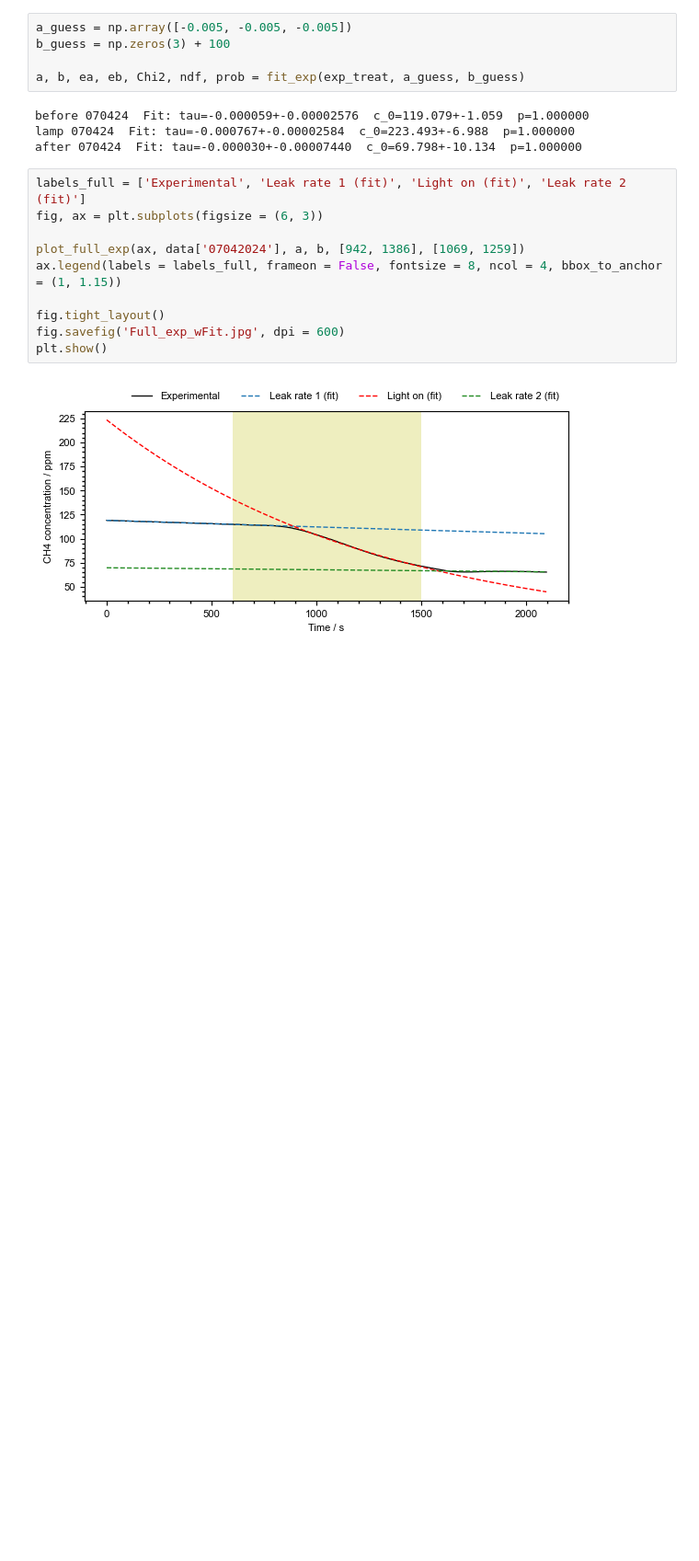
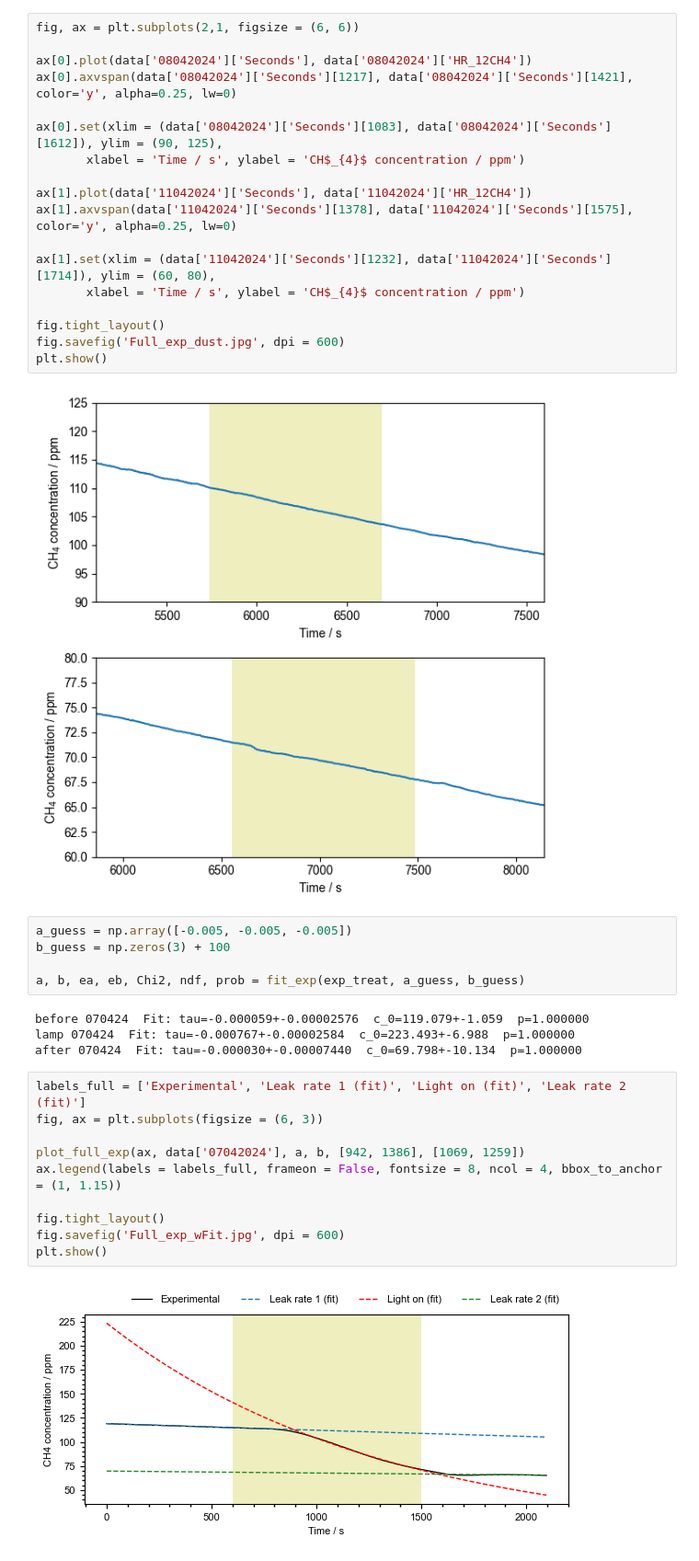
Before and after one commit to Normann25/Manganese-chlorides, a Jupyter notebook: ISAMO/experiments.ipynb, the cells around one changed output. Shown at 92% size. Drawn from its saved outputs; the diff is of its cells as text; blank space fills up the shorter version.

```diff
--- a/ISAMO/experiments.ipynb
+++ b/ISAMO/experiments.ipynb
@@ -69,3 +64,23 @@ plt.show()
+# %%
+fig, ax = plt.subplots(2,1, figsize = (6, 6))
+
+ax[0].plot(data['08042024']['Seconds'], data['08042024']['HR_12CH4'])
+ax[0].axvspan(data['08042024']['Seconds'][1217], data['08042024']['Seconds'][1421], color='y', alpha=0.25, lw=0)
+
+ax[0].set(xlim = (data['08042024']['Seconds'][1083], data['08042024']['Seconds'][1612]), ylim = (90, 125),
+       xlabel = 'Time / s', ylabel = 'CH$_{4}$ concentration / ppm')
+
+ax[1].plot(data['11042024']['Seconds'], data['11042024']['HR_12CH4'])
+ax[1].axvspan(data['11042024']['Seconds'][1378], data['11042024']['Seconds'][1575], color='y', alpha=0.25, lw=0)
+
+ax[1].set(xlim = (data['11042024']['Seconds'][1232], data['11042024']['Seconds'][1714]), ylim = (60, 80),
+       xlabel = 'Time / s', ylabel = 'CH$_{4}$ concentration / ppm')
+
+fig.tight_layout()
+fig.savefig('Full_exp_dust.jpg', dpi = 600)
+plt.show()
+# %% [output]
+[figure, added]
 # %%
 a_guess = np.array([-0.005, -0.005, -0.005])
 b_guess = np.zeros(3) + 100
```
Also changed, not shown: parts of 4 cells of this notebook, 3 other files.
